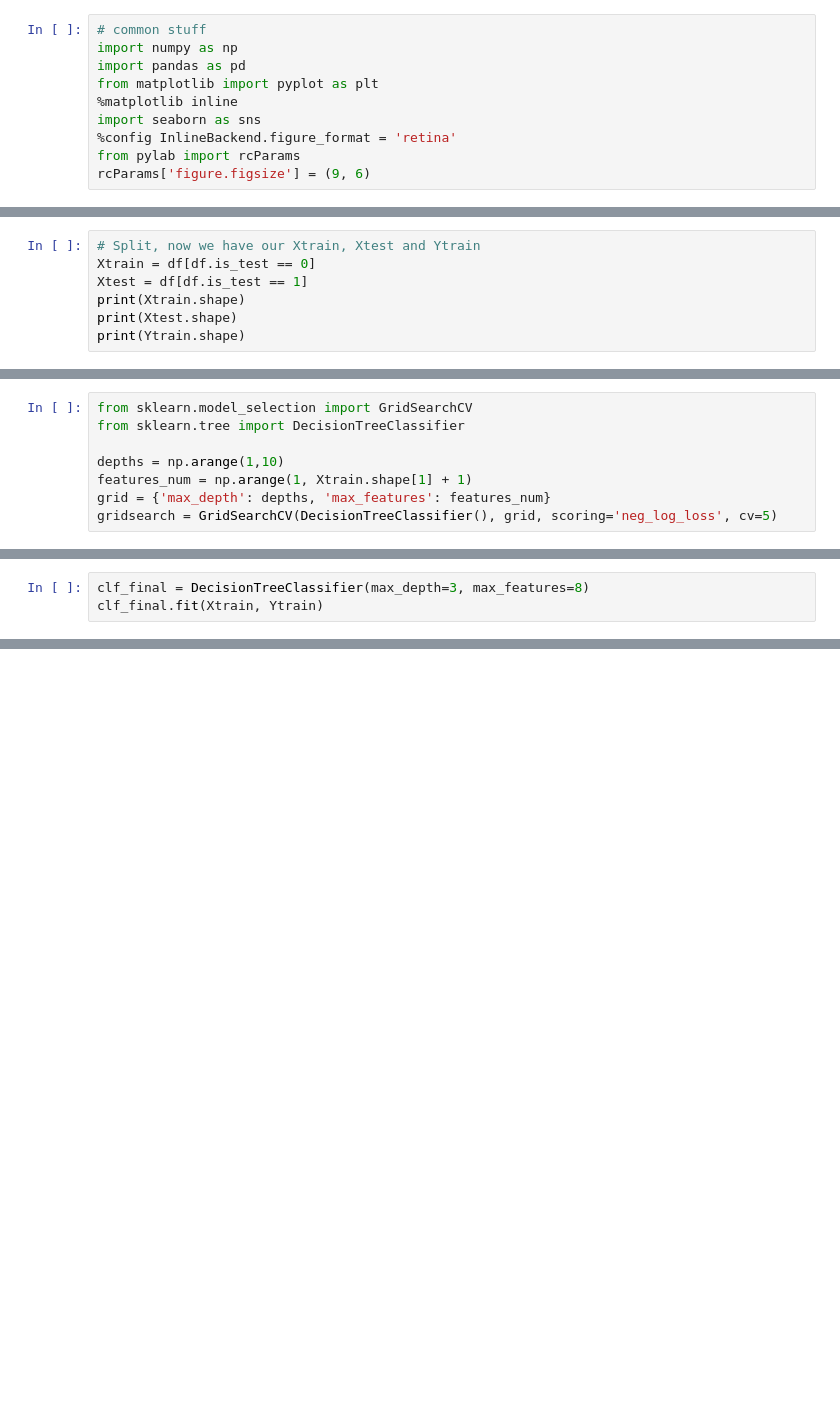
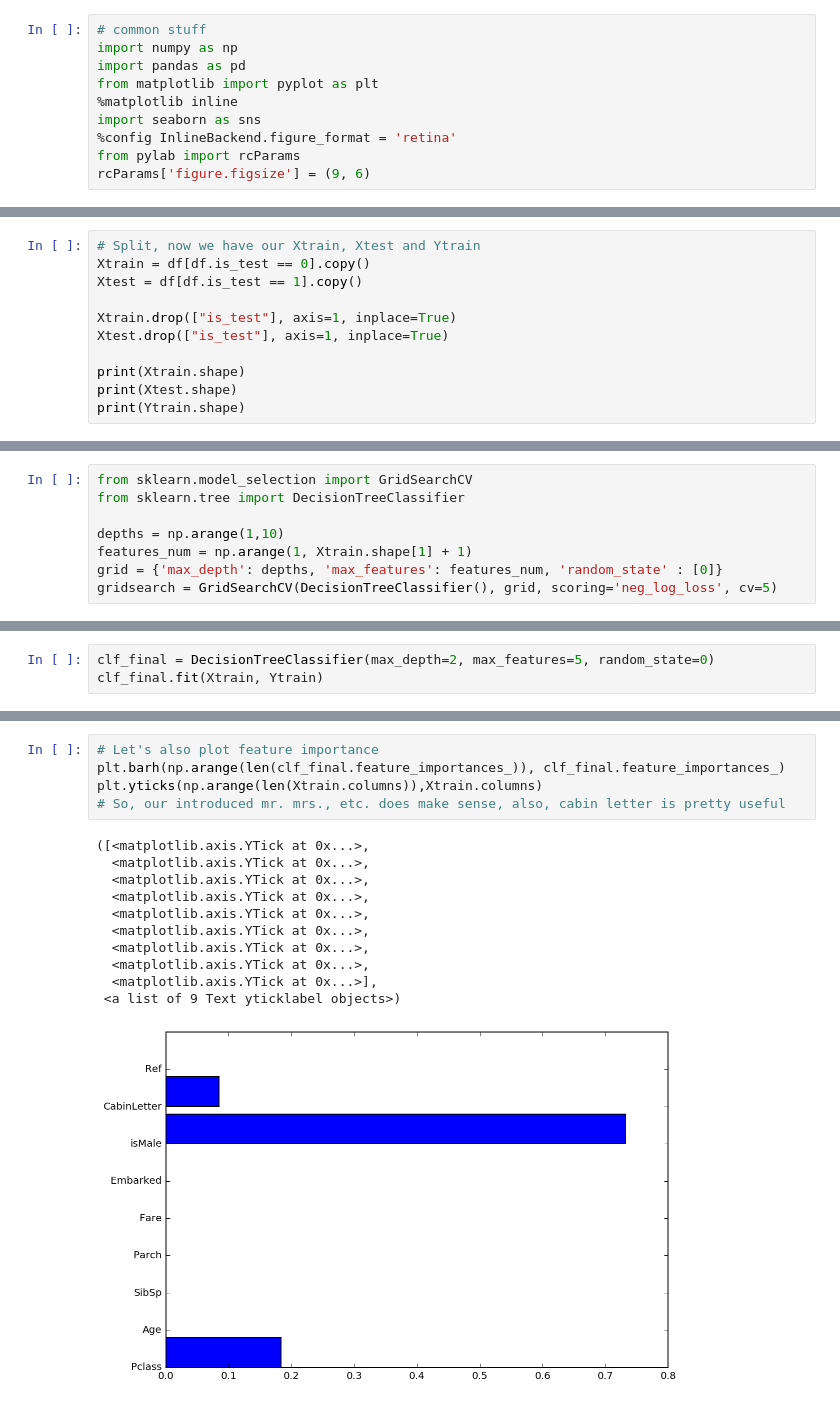
Before and after one commit to Sheph/Netology, a Jupyter notebook: 4/part_1.ipynb, the cells around one changed output, grey strips where cells are left out. Drawn from its saved outputs; the diff is of its cells as text; blank space fills up the shorter version.

```diff
--- a/4/part_1.ipynb
+++ b/4/part_1.ipynb
@@ -70,8 +77,12 @@ dtypes: float64(10)
 memory usage: 112.5 KB
 # %%
 # Split, now we have our Xtrain, Xtest and Ytrain
-Xtrain = df[df.is_test == 0]
-Xtest = df[df.is_test == 1]
+Xtrain = df[df.is_test == 0].copy()
+Xtest = df[df.is_test == 1].copy()
+
+Xtrain.drop(["is_test"], axis=1, inplace=True)
+Xtest.drop(["is_test"], axis=1, inplace=True)
+
 print(Xtrain.shape)
 print(Xtest.shape)
 print(Ytrain.shape)
@@ -85,7 +96,7 @@ from sklearn.tree import DecisionTreeClassifier
 
 depths = np.arange(1,10)
 features_num = np.arange(1, Xtrain.shape[1] + 1)
-grid = {'max_depth': depths, 'max_features': features_num}
+grid = {'max_depth': depths, 'max_features': features_num, 'random_state' : [0]}
 gridsearch = GridSearchCV(DecisionTreeClassifier(), grid, scoring='neg_log_loss', cv=5)
 # %%
 %%time
@@ -115,4 +136,4 @@ sorted(gridsearch.grid_scores_, key = lambda x: -x.mean_validation_score)[:5]
 # %%
-clf_final = DecisionTreeClassifier(max_depth=3, max_features=8)
+clf_final = DecisionTreeClassifier(max_depth=2, max_features=5, random_state=0)
 clf_final.fit(Xtrain, Ytrain)
 # %% [output]
@@ -134,0 +158,17 @@ accuracy_score(Ytrain, Ytrain_guess)
+# %%
+# Let's also plot feature importance
+plt.barh(np.arange(len(clf_final.feature_importances_)), clf_final.feature_importances_)
+plt.yticks(np.arange(len(Xtrain.columns)),Xtrain.columns)
+# So, our introduced mr. mrs., etc. does make sense, also, cabin letter is pretty useful
+# %% [output]
+([<matplotlib.axis.YTick at 0x...>,
+  <matplotlib.axis.YTick at 0x...>,
+  <matplotlib.axis.YTick at 0x...>,
+  <matplotlib.axis.YTick at 0x...>,
+  <matplotlib.axis.YTick at 0x...>,
+  <matplotlib.axis.YTick at 0x...>,
+  <matplotlib.axis.YTick at 0x...>,
+  <matplotlib.axis.YTick at 0x...>,
+  <matplotlib.axis.YTick at 0x...>],
+ <a list of 9 Text yticklabel objects>)
+[figure, added]
```
Also changed, not shown: parts of 7 cells of this notebook.
